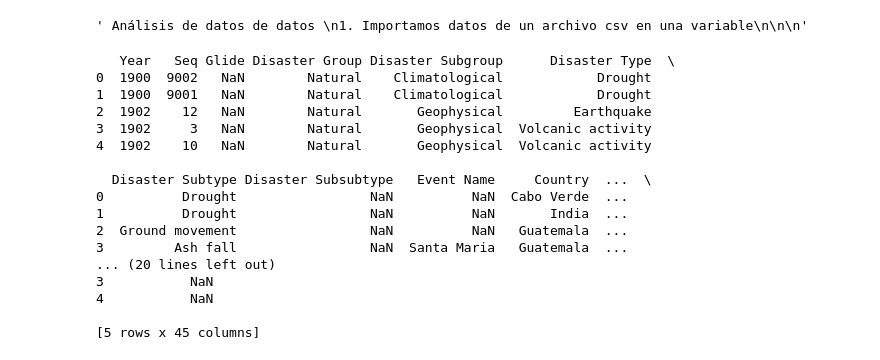
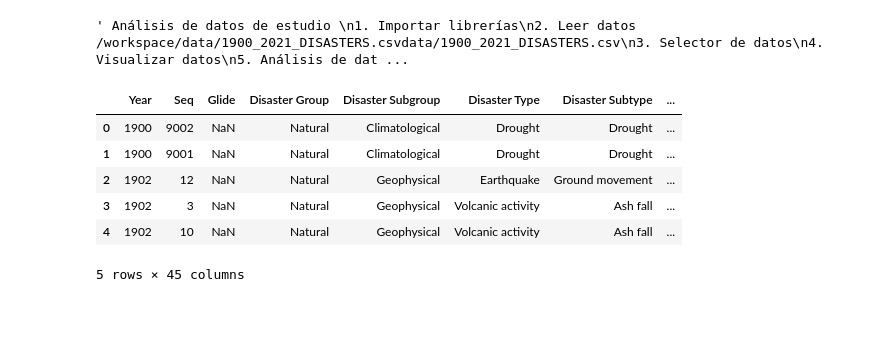
Before and after one commit to marloni/estudio_clima, a Jupyter notebook: estudio.ipynb, the cells around one changed output. Cells and saved outputs as stored; diff of their text form; code cells hidden in the pictures; blank space fills up the shorter version.

```diff
--- a/estudio.ipynb
+++ b/estudio.ipynb
@@ -1,9 +0,0 @@
-# %%
-""" Análisis de datos de datos
-1. Importar librerías
-2. Cargar datos
-
-
-"""
-# %% [output]
-' Análisis de datos de datos \n1. Importamos datos de un archivo csv en una variable\n\n\n'
@@ -12,0 +1,12 @@ import pandas as pd
+# %%
+# fuente: /workspace/data/1900_2021_DISASTERS.csv
+""" Análisis de datos de estudio
+1. Importar librerías
+2. Leer datos /workspace/data/1900_2021_DISASTERS.csvdata/1900_2021_DISASTERS.csv
+3. Selector de datos
+4. Visualizar datos
+5. Análisis de datos
+6. Exportar datos
+"""
+# %% [output]
+' Análisis de datos de estudio \n1. Importar librerías\n2. Leer datos /workspace/data/1900_2021_DISASTERS.csvdata/1900_2021_DISASTERS.csv\n3. Selector de datos\n4. Visualizar datos\n5. Análisis de dat ...
@@ -13,24 +19,12 @@ import pandas as pd
 # %%
-# Cargamos el archivo /workspace/data/1900_2021_DISASTERS.csv
+# Cargar datos
 df = pd.read_csv('/workspace/data/1900_2021_DISASTERS.csv')
+df.head()
+# %% [output]
+|  | Year | Seq | Glide | Disaster Group | Disaster Subgroup | Disaster Type | Disaster Subtype | ... |
+| 0 | 1900 | 9002 | NaN | Natural | Climatological | Drought | Drought | ... |
+| 1 | 1900 | 9001 | NaN | Natural | Climatological | Drought | Drought | ... |
+| 2 | 1902 | 12 | NaN | Natural | Geophysical | Earthquake | Ground movement | ... |
+| 3 | 1902 | 3 | NaN | Natural | Geophysical | Volcanic activity | Ash fall | ... |
+| 4 | 1902 | 10 | NaN | Natural | Geophysical | Volcanic activity | Ash fall | ... |
+5 rows × 45 columns
-# %%
-# Mostramos el primer registro
-print(df.head())
-# %% [output]
-   Year   Seq Glide Disaster Group Disaster Subgroup      Disaster Type  \
-0  1900  9002   NaN        Natural    Climatological            Drought
-1  1900  9001   NaN        Natural    Climatological            Drought
-2  1902    12   NaN        Natural       Geophysical         Earthquake
-3  1902     3   NaN        Natural       Geophysical  Volcanic activity
-4  1902    10   NaN        Natural       Geophysical  Volcanic activity
-
-  Disaster Subtype Disaster Subsubtype   Event Name     Country  ...  \
-0          Drought                 NaN          NaN  Cabo Verde  ...
-1          Drought                 NaN          NaN       India  ...
-2  Ground movement                 NaN          NaN   Guatemala  ...
-3         Ash fall                 NaN  Santa Maria   Guatemala  ...
-... (20 lines left out)
-3           NaN
-4           NaN
-
-[5 rows x 45 columns]
```
Also changed, not shown: parts of 10 cells of this notebook.
